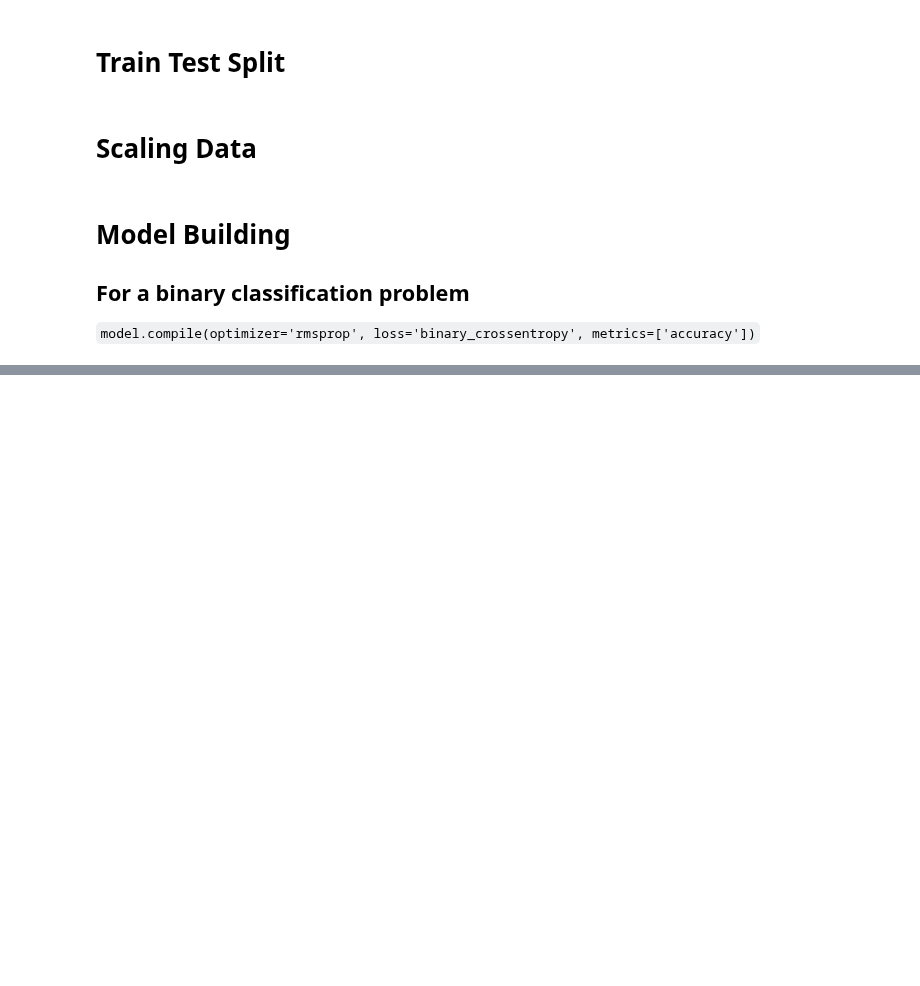
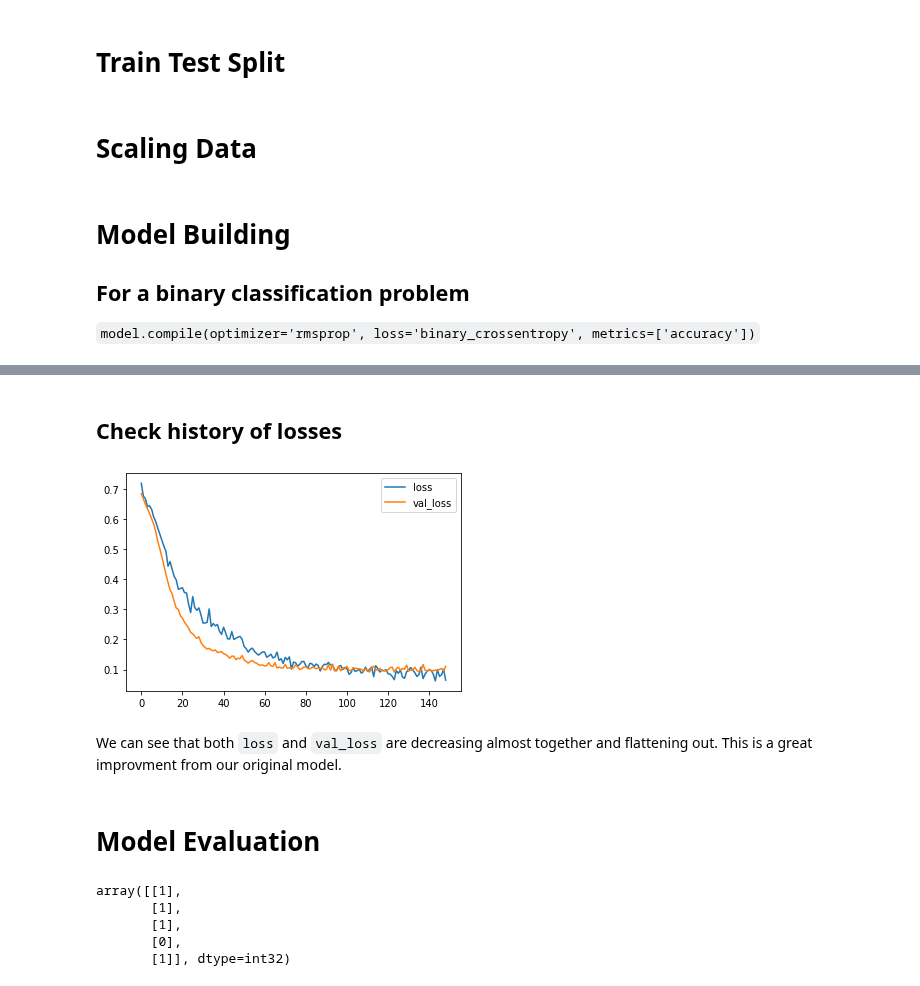
Before and after one commit to ptyadana/Data-Science-and-Machine-Learning-Projects-Dojo, a Jupyter notebook: Data Science and Machine Learning Bootcamp - JP/21. Neural Nets and Deep Learning/03_Tensorflow_Classification_Breast_Cancer_Wisconsin_(Diagnostic).ipynb, the cells around one changed output, grey strips where cells are left out. Saved outputs shown, nothing was run; the diff lists cells and outputs as text; code cells hidden in the pictures; blank space fills up the shorter version.

```diff
--- a/Data Science and Machine Learning Bootcamp - JP/21. Neural Nets and Deep Learning/03_Tensorflow_Classification_Breast_Cancer_Wisconsin_(Diagnostic).ipynb
+++ b/Data Science and Machine Learning Bootcamp - JP/21. Neural Nets and Deep Learning/03_Tensorflow_Classification_Breast_Cancer_Wisconsin_(Diagnostic).ipynb
@@ -239,0 +391,21 @@ X_test = scaler.transform(X_test)
+# %%
+model = Sequential()
+
+model.add(Dense(units=30, activation='relu'))
+model.add(Dropout(rate=0.5)) # meaning that 50% of neurons will be RANDOMLY turned off per each epoch training
+
+model.add(Dense(units=15, activation='relu'))
+model.add(Dropout(rate=0.5))
+
+# BINARY CLASSIFICATOIN
+model.add(Dense(units=1, activation='sigmoid'))
+
+model.compile(optimizer='adam', loss='binary_crossentropy')
+# %%
+# We will use dropout in combination with earlystop callback. This will help us the model from overfitting
+model.fit(x=X_train,
+                y=y_train,
+                epochs=600,
+                validation_data=(X_test, y_test),
+                callbacks=[early_stop],
+                verbose=1)
@@ -239,0 +431,12 @@ X_test = scaler.transform(X_test)
+# %% [markdown]
+## Check history of losses
+# %%
+model_loss = pd.DataFrame(model.history.history)
+# %%
+model_loss.plot();
+# %% [output]
+[figure, added]
+# %% [markdown]
+We can see that both `loss` and `val_loss` are decreasing almost together and flattening out. This is a great improvment from our original model.
+# %% [markdown]
+# Model Evaluation
@@ -239,0 +447,8 @@ X_test = scaler.transform(X_test)
+# %%
+predictions[:5]
+# %% [output]
+array([[1],
+       [1],
+       [1],
+       [0],
+       [1]], dtype=int32)
```
Also changed, not shown: parts of 32 cells of this notebook.
